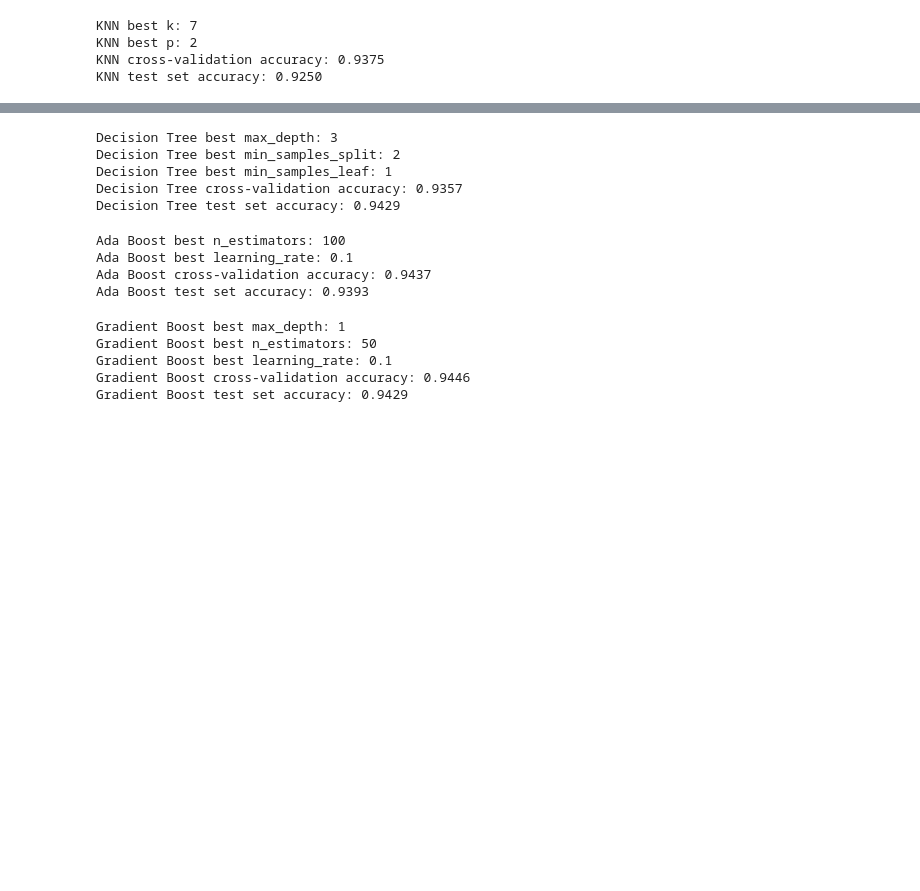
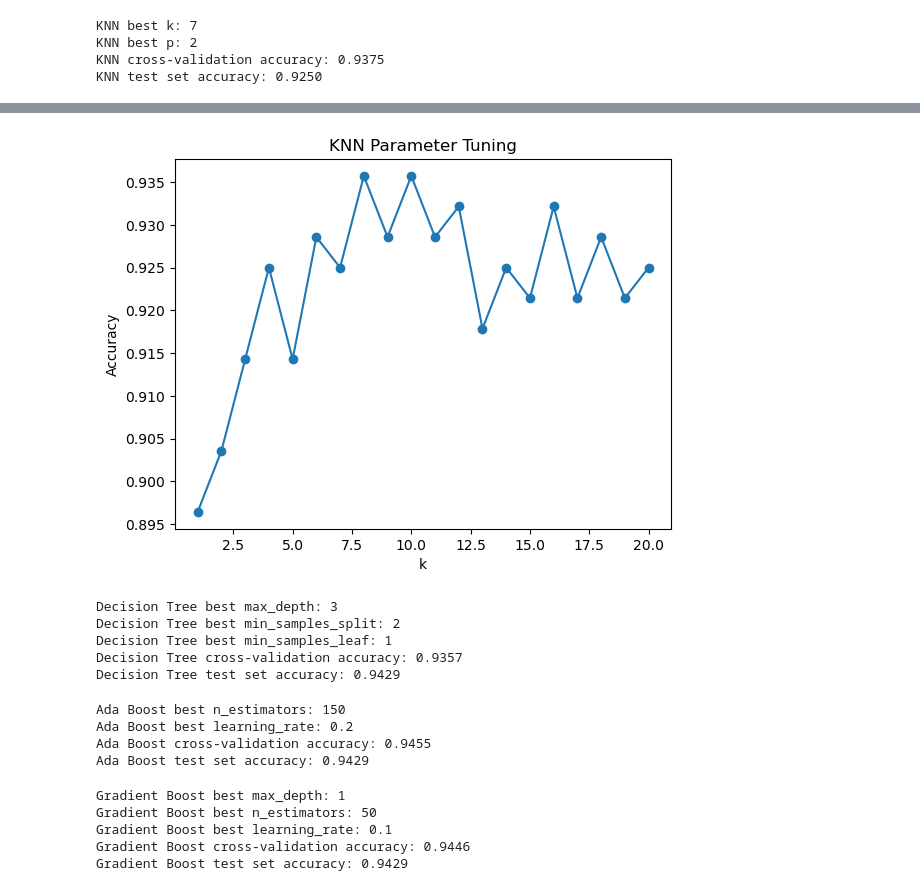
Before and after one commit to HollisH23/Assignment, a Jupyter notebook: comp5318-a1-2026.ipynb, the cells around one changed output, grey strips where cells are left out. Saved outputs shown, nothing was run; the diff lists cells and outputs as text; code cells hidden in the pictures; blank space fills up the shorter version.

```diff
--- a/comp5318-a1-2026.ipynb
+++ b/comp5318-a1-2026.ipynb
@@ -269,3 +269,19 @@ plt.show()
+# %%
+k_values = list(range(1, 21))
+accuracies = []
+
+for k in k_values:
+    knn = KNeighborsClassifier(n_neighbors=k)
+    knn.fit(X_train, y_train)
+    accuracies.append(knn.score(X_test, y_test))
+
+plt.plot(k_values, accuracies, marker='o')
+plt.xlabel("k")
+plt.ylabel("Accuracy")
+plt.title("KNN Parameter Tuning")
+plt.show()
+# %% [output]
+[figure, added]
 # %%
 from sklearn.tree import DecisionTreeClassifier
 # Decision Tree
@@ -341,10 +357,10 @@ print(f"Ada Boost best learning_rate: {best_learning_rate}")
 print(f"Ada Boost cross-validation accuracy: {cv_accuracy_ada:.4f}")
 print(f"Ada Boost test set accuracy: {test_accuracy_ada:.4f}")
 # %% [output]
-Ada Boost best n_estimators: 100
-Ada Boost best learning_rate: 0.1
-Ada Boost cross-validation accuracy: 0.9437
-Ada Boost test set accuracy: 0.9393
+Ada Boost best n_estimators: 150
+Ada Boost best learning_rate: 0.2
+Ada Boost cross-validation accuracy: 0.9455
+Ada Boost test set accuracy: 0.9429
 # %%
 from sklearn.ensemble import GradientBoostingClassifier
 # Gradient Boost
```
Also changed, not shown: parts of 8 cells of this notebook, 3 other files.
